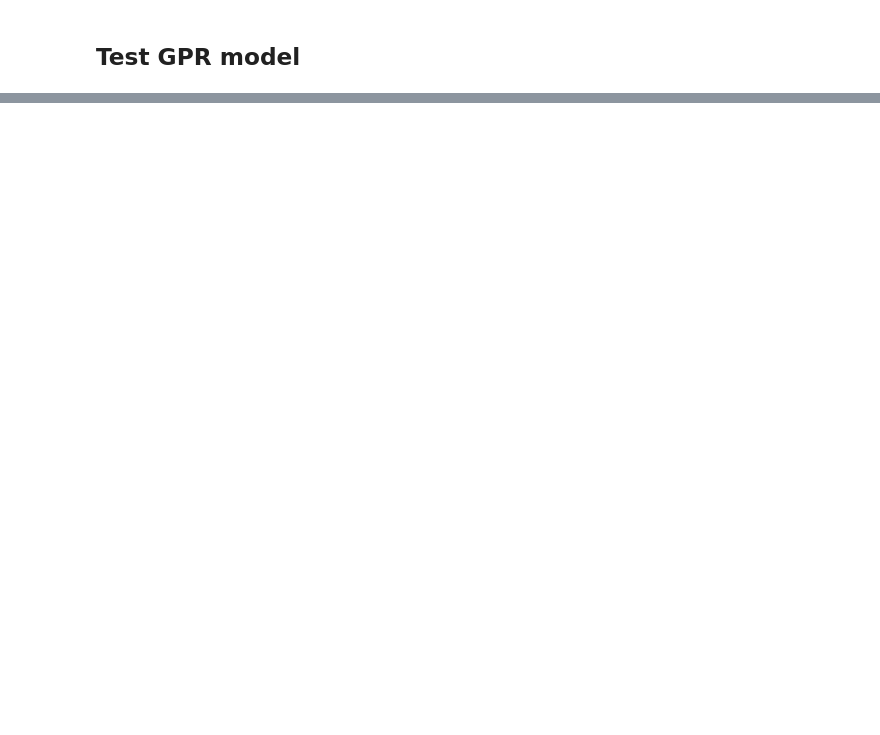
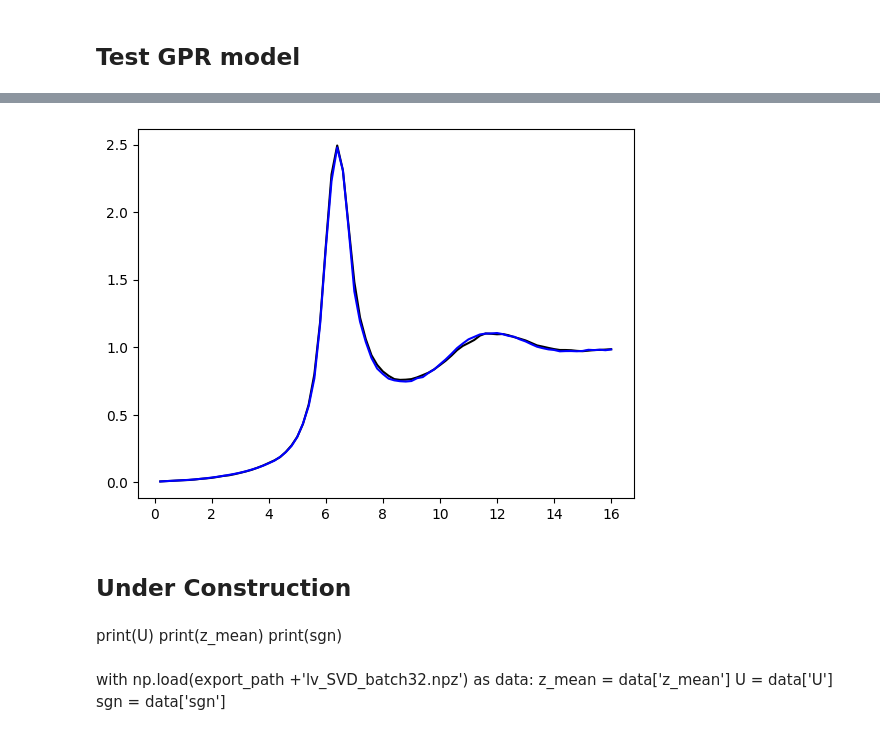
Before and after one commit to ch-tung/SQ_VAE, a Jupyter notebook: Fit_cVAE_sigma.ipynb, the cells around one changed output, grey strips where cells are left out. Saved outputs shown, nothing was run; the diff lists cells and outputs as text; code cells hidden in the pictures; blank space fills up the shorter version.

```diff
--- a/Fit_cVAE_sigma.ipynb
+++ b/Fit_cVAE_sigma.ipynb
@@ -260,7 +318,7 @@ def SQ_th(model, fp):
     S = f_out_tf(x_logit)
 
     # interpolation
-    S_interp = interpolation_tf(q,S,fp[3])
+    #S_interp = interpolation_tf(q,S,fp[3])
 
     return S
 
@@ -274,7 +332,10 @@ def IQ_th(model, fp):
     S = f_out_tf(x_logit)
 
     # I(Q)
-    IQ_th = S*P
+    if fit_SQ==1:
+        IQ_th = S
+    else:
+        IQ_th = S*P
 
     # interpolation
     IQ_th_interp = interpolation_tf(q,IQ_th,fp[3])
@@ -284,7 +345,7 @@ def fit_loss(model, x, fp):
     x_th = IQ_th(model, fp)
 
     # mean-square error
-    err = tf.reduce_mean((x_th-x)**2)
+    err = tf.reduce_mean((tf.math.log(x_th)-tf.math.log(x))**2)
 
     return err
 # %%
@@ -341,14 +404,19 @@ def generate_image(model, IQ_exp, fp, epoch=0):
 ## Pick an I(Q) and test
 # %%
 index_test = 16609 #9202
-sigma_test = 1.0
+sigma_test = 1.00
 SQ_exp = sq_test_mask[index_test,:]
 lv_GT = encoder_mean(M,to_tf(f_inp(SQ_exp.reshape((1,80)))))
 
 SQ_exp = to_tf(SQ_exp)
 P = hardsphere(q,1)
-IQ_exp = SQ_exp*P
-IQ_exp = interpolation_tf(q,IQ_exp,1.0)
+
+if fit_SQ==1:
+    IQ_exp = SQ_exp
+else:
+    IQ_exp = SQ_exp*P
+
+IQ_exp = interpolation_tf(q,IQ_exp,sigma_test)
 
 fp_GT = [lv_GT[0,0],lv_GT[0,1],lv_GT[0,2],to_tf(sigma_test)]
 # %% [markdown]
@@ -365,17 +429,17 @@ with np.load(export_path +'lv_SVD_exp6.npz') as data:
 # %%
 # tf.constant("Initial Guess")
-def initial_gurss_transform(lv_s = [0,0,0]):
-    lv = to_tf(np.matmul(lv_s,U.T)*sgn + z_mean)
+def initial_guess_transform(lv_s = [0,0,0]):
+    lv = to_tf(np.matmul(lv_s*sgn,U.T) + z_mean)
     return lv
 
-sigma_i = tf.constant(1.0)
-lv0_i = tf.constant(initial_gurss_transform()[0])
-lv1_i = tf.constant(initial_gurss_transform()[1])
-lv2_i = tf.constant(initial_gurss_transform()[2])
+sigma_i = tf.constant(1.00)
+lv0_i = tf.constant(initial_guess_transform()[0])
+lv1_i = tf.constant(initial_guess_transform()[1])
+lv2_i = tf.constant(initial_guess_transform()[2])
 
 # constraint=lambda t: tf.clip_by_value(t, "Lower Bound", "Upper Bound")
 sigma = tf.Variable(sigma_i, name='sigma', dtype=tf.float32,
-                    constraint=lambda t: tf.clip_by_value(t, 1, 1))
+                    constraint=lambda t: tf.clip_by_value(t, 1.0, 1.0))
 lv0 = tf.Variable(lv0_i, name='lv0', dtype=tf.float32,
                  constraint=lambda t: tf.clip_by_value(t, -10, 10))
 lv1 = tf.Variable(lv1_i, name='lv1', dtype=tf.float32,
@@ -571,0 +675,18 @@ parameters_predict = [predict_eta,predict_kappa,predict_lnA]
+# %%
+plt.plot(q,SQ_exp.numpy().reshape(80),'-k')
+plt.plot(q,SQ_th(M, fp).numpy().reshape(80),'-b')
+
+plt.show()
+# %% [output]
+[figure, added]
+# %% [markdown]
+## Under Construction
+# %% [markdown]
+print(U)
+print(z_mean)
+print(sgn)
+# %% [markdown]
+with np.load(export_path +'lv_SVD_batch32.npz') as data:
+    z_mean = data['z_mean']
+    U = data['U']
+    sgn = data['sgn']
```
Also changed, not shown: parts of 54 cells of this notebook.
